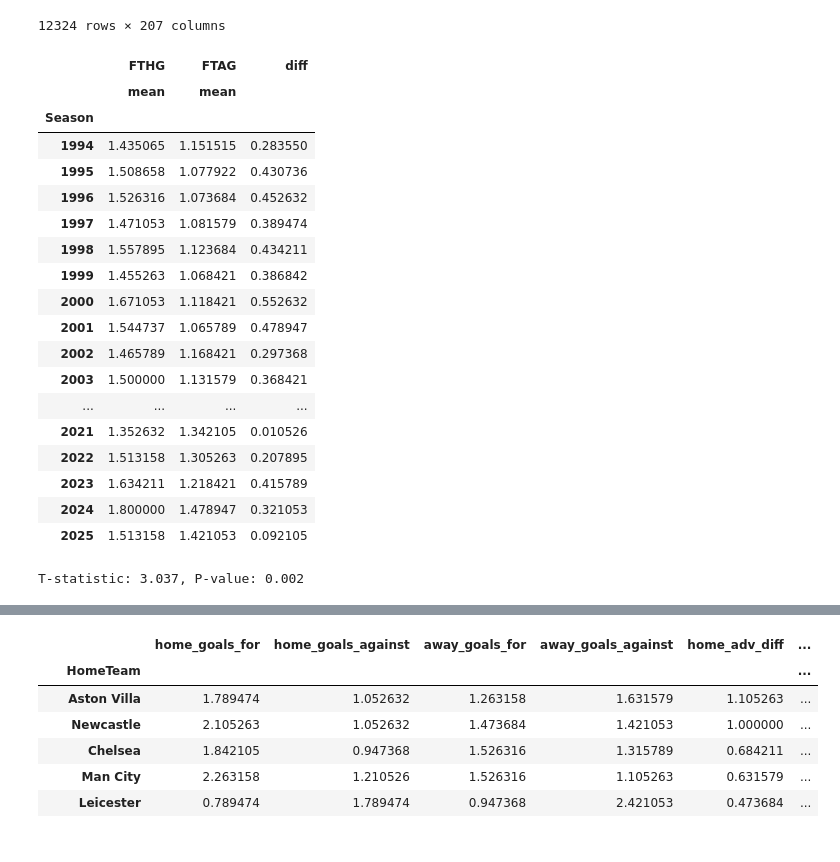
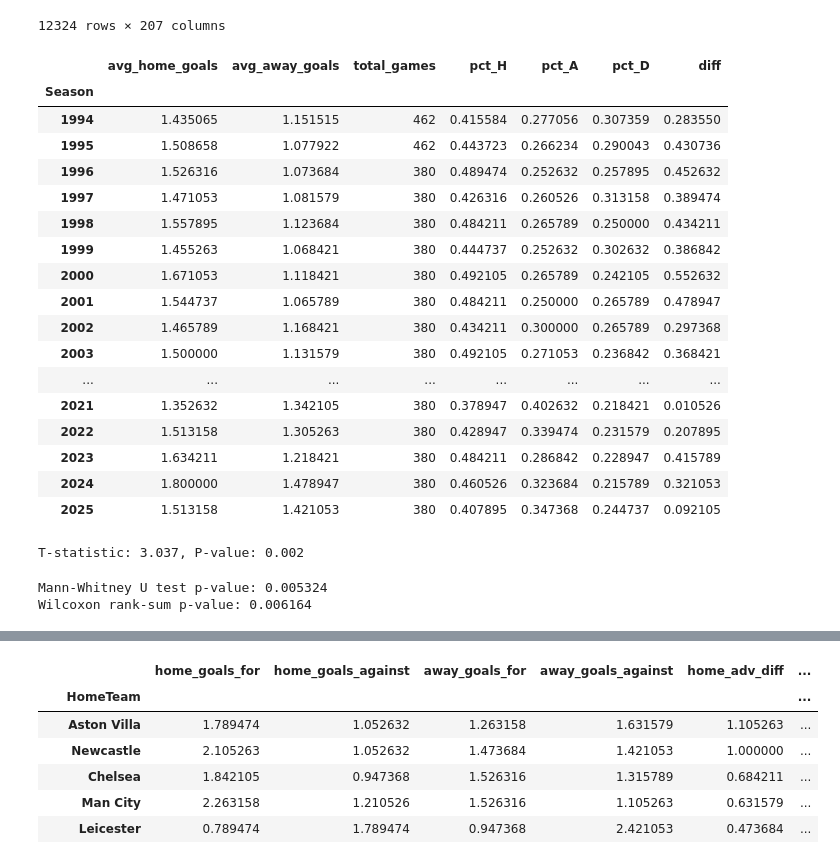
Before and after one commit to louis-porter/between-the-lines, a Jupyter notebook: articles/prem-home-invasion/prem-home-invasion.ipynb, the cells around one changed output, grey strips where cells are left out. Cells and saved outputs as stored; diff of their text form; code cells hidden in the pictures.

```diff
--- a/articles/prem-home-invasion/prem-home-invasion.ipynb
+++ b/articles/prem-home-invasion/prem-home-invasion.ipynb
@@ -21,36 +21,39 @@ df
 | 12323 | E0 | 2025-05-25 | 16:00 | Southampton | Arsenal | 1.0 | 2.0 | A | 0.0 | 1.0 | ... | ... |
 12324 rows × 207 columns
 # %%
-# Group by season and get multiple stats
+# Group by season and get multiple stats including FTR percentages
 season_stats = df.groupby('Season').agg({
     'FTHG': ['mean'],  # Average home goals
     'FTAG': ['mean'],  # Average away goals
+    'FTR': ['count', lambda x: (x == 'H').mean(), lambda x: (x == 'A').mean(), lambda x: (x == 'D').mean()]
 })
 
-# Access the columns and create the difference
-season_stats["diff"] = season_stats[("FTHG", "mean")] - season_stats[("FTAG", "mean")]
+# Flatten the column names for easier access
+season_stats.columns = ['avg_home_goals', 'avg_away_goals', 'total_games', 'pct_H', 'pct_A', 'pct_D']
+
+# Create the difference column
+season_stats["diff"] = season_stats["avg_home_goals"] - season_stats["avg_away_goals"]
 
 season_stats
 # %% [output]
-|  | FTHG | FTAG | diff |
-|  | mean | mean |  |
-| Season |  |  |  |
-| 1994 | 1.435065 | 1.151515 | 0.283550 |
-| 1995 | 1.508658 | 1.077922 | 0.430736 |
-| 1996 | 1.526316 | 1.073684 | 0.452632 |
-| 1997 | 1.471053 | 1.081579 | 0.389474 |
-| 1998 | 1.557895 | 1.123684 | 0.434211 |
-| 1999 | 1.455263 | 1.068421 | 0.386842 |
-| 2000 | 1.671053 | 1.118421 | 0.552632 |
-| 2001 | 1.544737 | 1.065789 | 0.478947 |
-| 2002 | 1.465789 | 1.168421 | 0.297368 |
-| 2003 | 1.500000 | 1.131579 | 0.368421 |
-| ... | ... | ... | ... |
-| 2021 | 1.352632 | 1.342105 | 0.010526 |
-| 2022 | 1.513158 | 1.305263 | 0.207895 |
-| 2023 | 1.634211 | 1.218421 | 0.415789 |
-| 2024 | 1.800000 | 1.478947 | 0.321053 |
-| 2025 | 1.513158 | 1.421053 | 0.092105 |
+|  | avg_home_goals | avg_away_goals | total_games | pct_H | pct_A | pct_D | diff |
+| Season |  |  |  |  |  |  |  |
+| 1994 | 1.435065 | 1.151515 | 462 | 0.415584 | 0.277056 | 0.307359 | 0.283550 |
+| 1995 | 1.508658 | 1.077922 | 462 | 0.443723 | 0.266234 | 0.290043 | 0.430736 |
+| 1996 | 1.526316 | 1.073684 | 380 | 0.489474 | 0.252632 | 0.257895 | 0.452632 |
+| 1997 | 1.471053 | 1.081579 | 380 | 0.426316 | 0.260526 | 0.313158 | 0.389474 |
+| 1998 | 1.557895 | 1.123684 | 380 | 0.484211 | 0.265789 | 0.250000 | 0.434211 |
+| 1999 | 1.455263 | 1.068421 | 380 | 0.444737 | 0.252632 | 0.302632 | 0.386842 |
+| 2000 | 1.671053 | 1.118421 | 380 | 0.492105 | 0.265789 | 0.242105 | 0.552632 |
+| 2001 | 1.544737 | 1.065789 | 380 | 0.484211 | 0.250000 | 0.265789 | 0.478947 |
+| 2002 | 1.465789 | 1.168421 | 380 | 0.434211 | 0.300000 | 0.265789 | 0.297368 |
+| 2003 | 1.500000 | 1.131579 | 380 | 0.492105 | 0.271053 | 0.236842 | 0.368421 |
+| ... | ... | ... | ... | ... | ... | ... | ... |
+| 2021 | 1.352632 | 1.342105 | 380 | 0.378947 | 0.402632 | 0.218421 | 0.010526 |
+| 2022 | 1.513158 | 1.305263 | 380 | 0.428947 | 0.339474 | 0.231579 | 0.207895 |
+| 2023 | 1.634211 | 1.218421 | 380 | 0.484211 | 0.286842 | 0.228947 | 0.415789 |
+| 2024 | 1.800000 | 1.478947 | 380 | 0.460526 | 0.323684 | 0.215789 | 0.321053 |
+| 2025 | 1.513158 | 1.421053 | 380 | 0.407895 | 0.347368 | 0.244737 | 0.092105 |
 # %%
 season_stats = season_stats[season_stats.index != 2021]
 from scipy import stats
@@ -67,3 +70,15 @@ t_stat, p_value = stats.ttest_ind(historical_seasons, recent_season)
 print(f"T-statistic: {t_stat:.3f}, P-value: {p_value:.3f}")
 # %% [output]
 T-statistic: 3.037, P-value: 0.002
+# %%
+# Mann-Whitney U test (already suggested earlier)
+from scipy import stats
+u_stat, p_value_mw = stats.mannwhitneyu(historical_seasons, recent_season, alternative='two-sided')
+print(f"Mann-Whitney U test p-value: {p_value_mw:.6f}")
+
+# Wilcoxon rank-sum test (equivalent to Mann-Whitney)
+w_stat, p_value_wilcox = stats.ranksums(historical_seasons, recent_season)
+print(f"Wilcoxon rank-sum p-value: {p_value_wilcox:.6f}")
+# %% [output]
+Mann-Whitney U test p-value: 0.005324
+Wilcoxon rank-sum p-value: 0.006164
```
Also changed, not shown: parts of 3 cells of this notebook, 1 other file.
